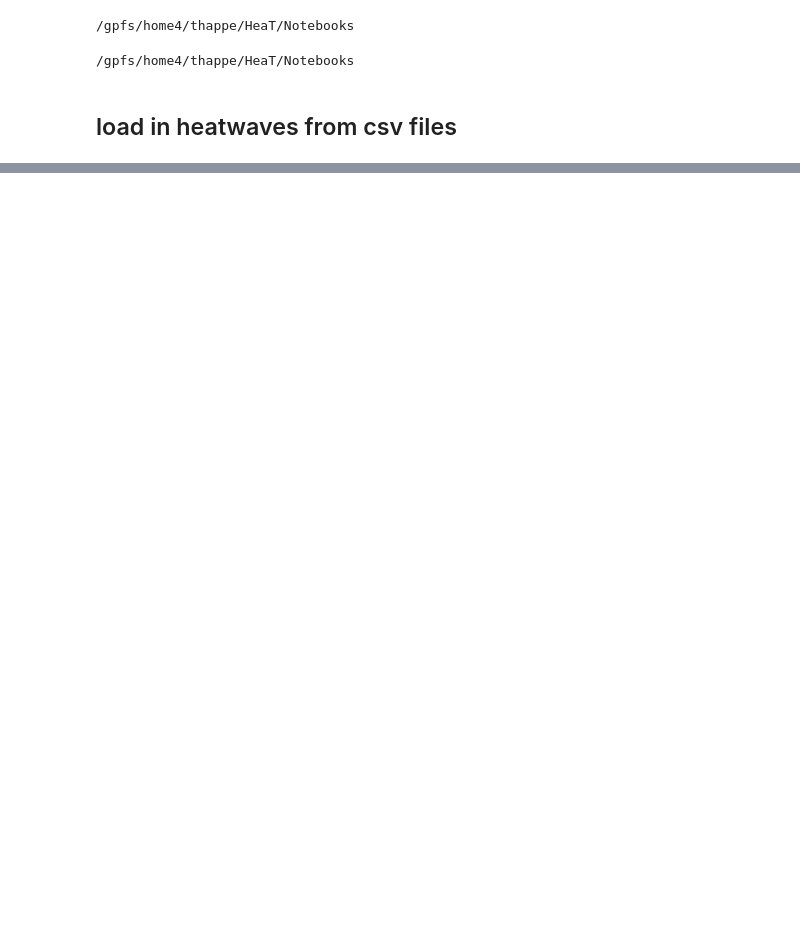
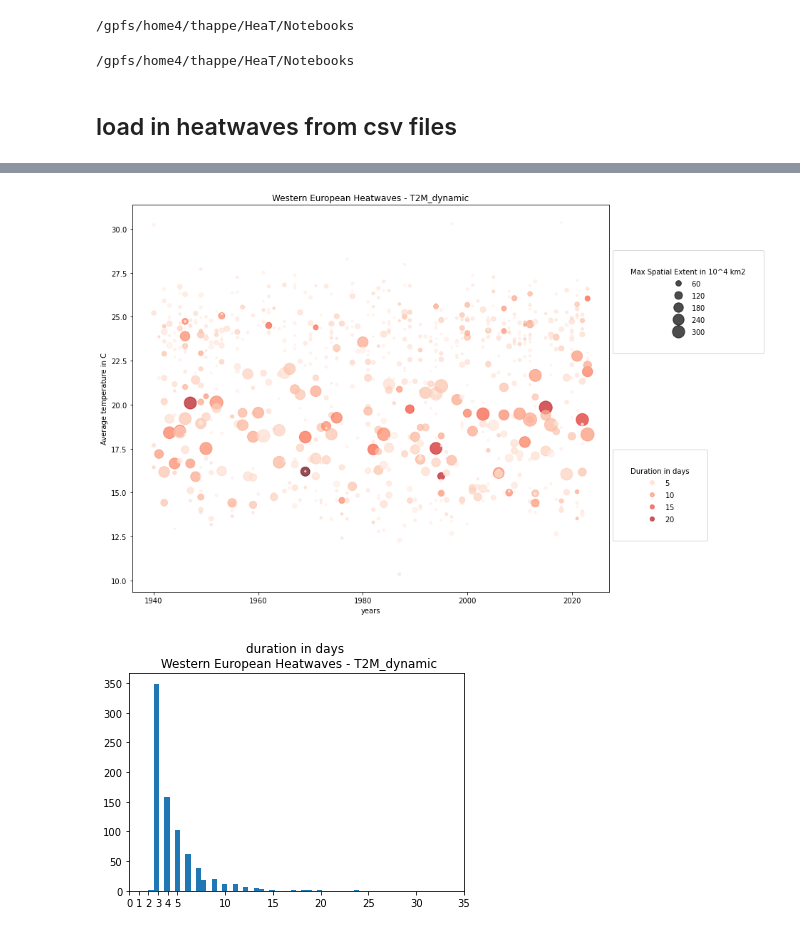
Before and after one commit to tamarahappe/HeaT, a Jupyter notebook: Notebooks/gdbscan_heatwaves_analysis.ipynb, the cells around one changed output, grey strips where cells are left out. Drawn from its saved outputs; the diff is of its cells as text; code cells hidden in the pictures; blank space fills up the shorter version.

```diff
--- a/Notebooks/gdbscan_heatwaves_analysis.ipynb
+++ b/Notebooks/gdbscan_heatwaves_analysis.ipynb
@@ -90,0 +145,5 @@ KeyboardInterrupt:
+# %%
+heatwave_plot(T2M_dyn_heatwaves, "Western European Heatwaves - T2M_dynamic", offset=True)
+# %% [output]
+[figure, added]
+[figure, added]
```
Also changed, not shown: parts of 14 cells of this notebook, 2 other files.
